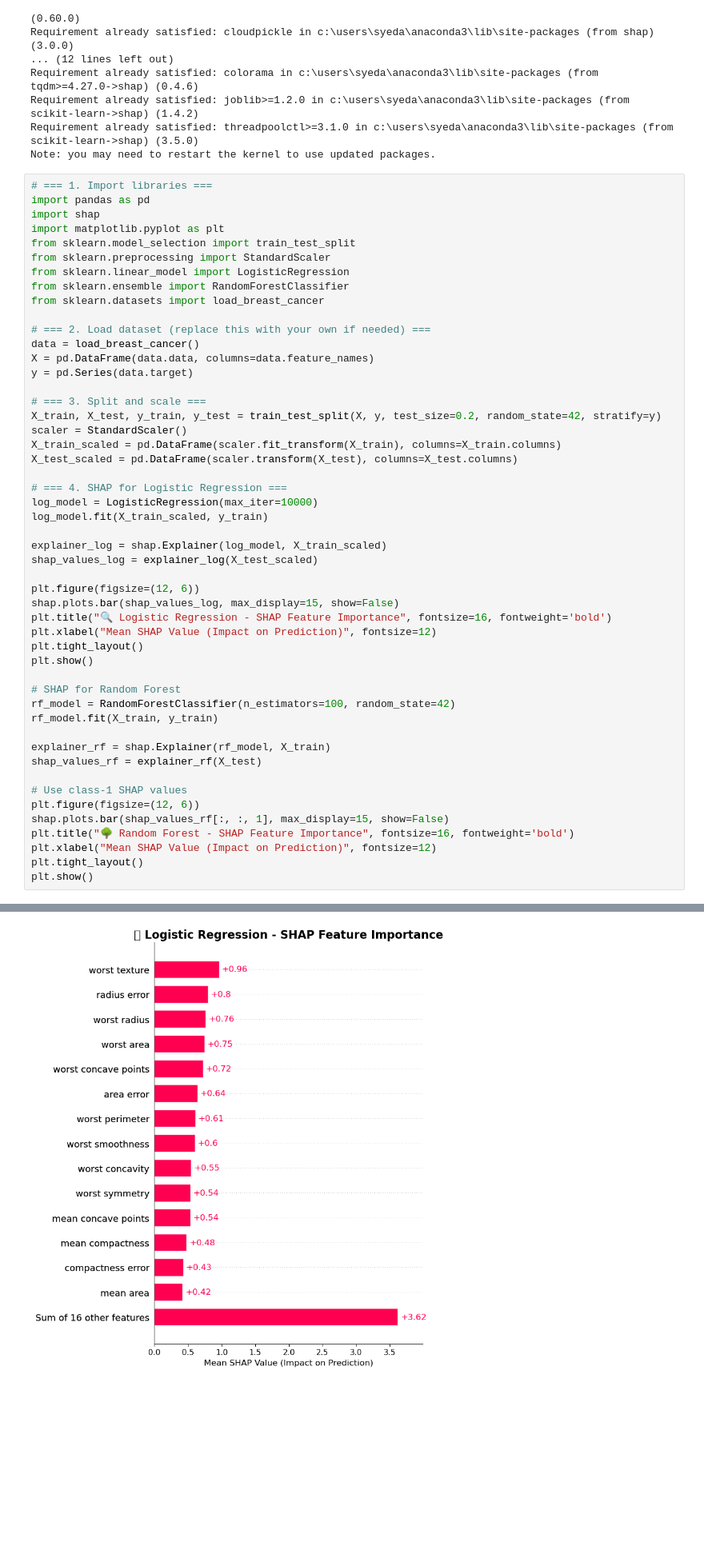
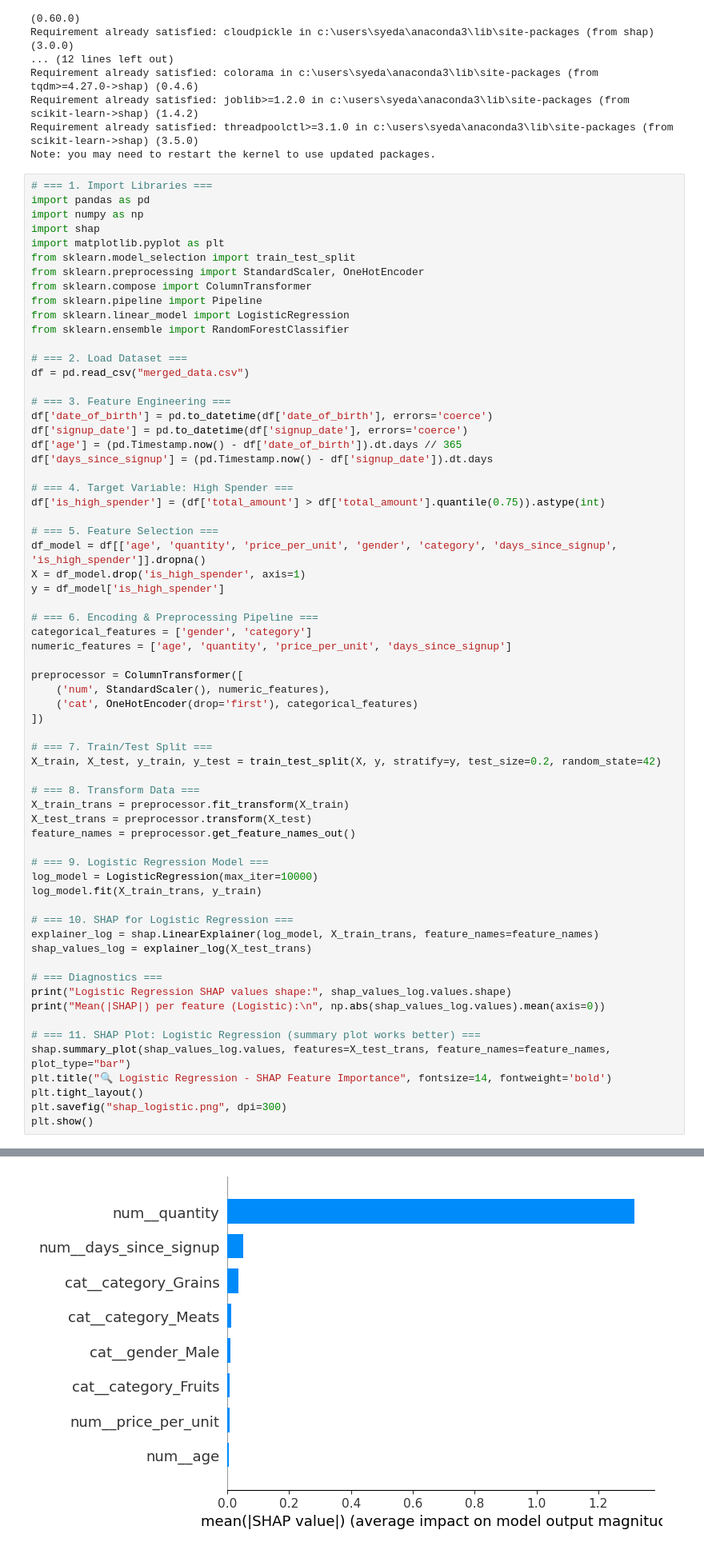
Before and after one commit to s7eddd/machineLearningProject, a Jupyter notebook: Project_Business.ipynb, the cells around one changed output, grey strips where cells are left out. Shown at 80% size. Saved outputs shown, nothing was run; the diff lists cells and outputs as text; blank space fills up the shorter version.

```diff
--- a/Project_Business.ipynb
+++ b/Project_Business.ipynb
@@ -610,53 +616,68 @@ Requirement already satisfied: joblib>=1.2.0 in c:\users\syeda\anaconda3\lib\sit
 Requirement already satisfied: threadpoolctl>=3.1.0 in c:\users\syeda\anaconda3\lib\site-packages (from scikit-learn->shap) (3.5.0)
 Note: you may need to restart the kernel to use updated packages.
 # %%
-# === 1. Import libraries ===
+# === 1. Import Libraries ===
 import pandas as pd
+import numpy as np
 import shap
 import matplotlib.pyplot as plt
 from sklearn.model_selection import train_test_split
-from sklearn.preprocessing import StandardScaler
+from sklearn.preprocessing import StandardScaler, OneHotEncoder
+from sklearn.compose import ColumnTransformer
+from sklearn.pipeline import Pipeline
 from sklearn.linear_model import LogisticRegression
 from sklearn.ensemble import RandomForestClassifier
-from sklearn.datasets import load_breast_cancer
 
-# === 2. Load dataset (replace this with your own if needed) ===
-data = load_breast_cancer()
-X = pd.DataFrame(data.data, columns=data.feature_names)
-y = pd.Series(data.target)
+# === 2. Load Dataset ===
+df = pd.read_csv("merged_data.csv")
 
-# === 3. Split and scale ===
-X_train, X_test, y_train, y_test = train_test_split(X, y, test_size=0.2, random_state=42, stratify=y)
-scaler = StandardScaler()
-X_train_scaled = pd.DataFrame(scaler.fit_transform(X_train), columns=X_train.columns)
-X_test_scaled = pd.DataFrame(scaler.transform(X_test), columns=X_test.columns)
+# === 3. Feature Engineering ===
+df['date_of_birth'] = pd.to_datetime(df['date_of_birth'], errors='coerce')
+df['signup_date'] = pd.to_datetime(df['signup_date'], errors='coerce')
+df['age'] = (pd.Timestamp.now() - df['date_of_birth']).dt.days // 365
+df['days_since_signup'] = (pd.Timestamp.now() - df['signup_date']).dt.days
 
-# === 4. SHAP for Logistic Regression ===
+# === 4. Target Variable: High Spender ===
+df['is_high_spender'] = (df['total_amount'] > df['total_amount'].quantile(0.75)).astype(int)
+
+# === 5. Feature Selection ===
+df_model = df[['age', 'quantity', 'price_per_unit', 'gender', 'category', 'days_since_signup', 'is_high_spender']].dropna()
+X = df_model.drop('is_high_spender', axis=1)
+y = df_model['is_high_spender']
+
+# === 6. Encoding & Preprocessing Pipeline ===
+categorical_features = ['gender', 'category']
+numeric_features = ['age', 'quantity', 'price_per_unit', 'days_since_signup']
+
+preprocessor = ColumnTransformer([
+    ('num', StandardScaler(), numeric_features),
+    ('cat', OneHotEncoder(drop='first'), categorical_features)
+])
+
+# === 7. Train/Test Split ===
+X_train, X_test, y_train, y_test = train_test_split(X, y, stratify=y, test_size=0.2, random_state=42)
+
+# === 8. Transform Data ===
+X_train_trans = preprocessor.fit_transform(X_train)
+X_test_trans = preprocessor.transform(X_test)
+feature_names = preprocessor.get_feature_names_out()
+
+# === 9. Logistic Regression Model ===
 log_model = LogisticRegression(max_iter=10000)
-log_model.fit(X_train_scaled, y_train)
+log_model.fit(X_train_trans, y_train)
 
-explainer_log = shap.Explainer(log_model, X_train_scaled)
-shap_values_log = explainer_log(X_test_scaled)
+# === 10. SHAP for Logistic Regression ===
+explainer_log = shap.LinearExplainer(log_model, X_train_trans, feature_names=feature_names)
+shap_values_log = explainer_log(X_test_trans)
 
-plt.figure(figsize=(12, 6))
-shap.plots.bar(shap_values_log, max_display=15, show=False)
-plt.title("🔍 Logistic Regression - SHAP Feature Importance", fontsize=16, fontweight='bold')
-plt.xlabel("Mean SHAP Value (Impact on Prediction)", fontsize=12)
+# === Diagnostics ===
+print("Logistic Regression SHAP values shape:", shap_values_log.values.shape)
+print("Mean(|SHAP|) per feature (Logistic):\n", np.abs(shap_values_log.values).mean(axis=0))
+
+# === 11. SHAP Plot: Logistic Regression (summary plot works better) ===
+shap.summary_plot(shap_values_log.values, features=X_test_trans, feature_names=feature_names, plot_type="bar")
+plt.title("🔍 Logistic Regression - SHAP Feature Importance", fontsize=14, fontweight='bold')
 plt.tight_layout()
+plt.savefig("shap_logistic.png", dpi=300)
 plt.show()
-
-# SHAP for Random Forest
-rf_model = RandomForestClassifier(n_estimators=100, random_state=42)
-rf_model.fit(X_train, y_train)
-
-explainer_rf = shap.Explainer(rf_model, X_train)
-shap_values_rf = explainer_rf(X_test)
-
-# Use class-1 SHAP values
-plt.figure(figsize=(12, 6))
-shap.plots.bar(shap_values_rf[:, :, 1], max_display=15, show=False)
-plt.title("🌳 Random Forest - SHAP Feature Importance", fontsize=16, fontweight='bold')
-plt.xlabel("Mean SHAP Value (Impact on Prediction)", fontsize=12)
-plt.tight_layout()
-plt.show()
 # %% [output]
@@ -663 +688 @@ plt.show()
-[figure, old version]
+[figure, new version]
```
Also changed, not shown: parts of 2 cells of this notebook.
